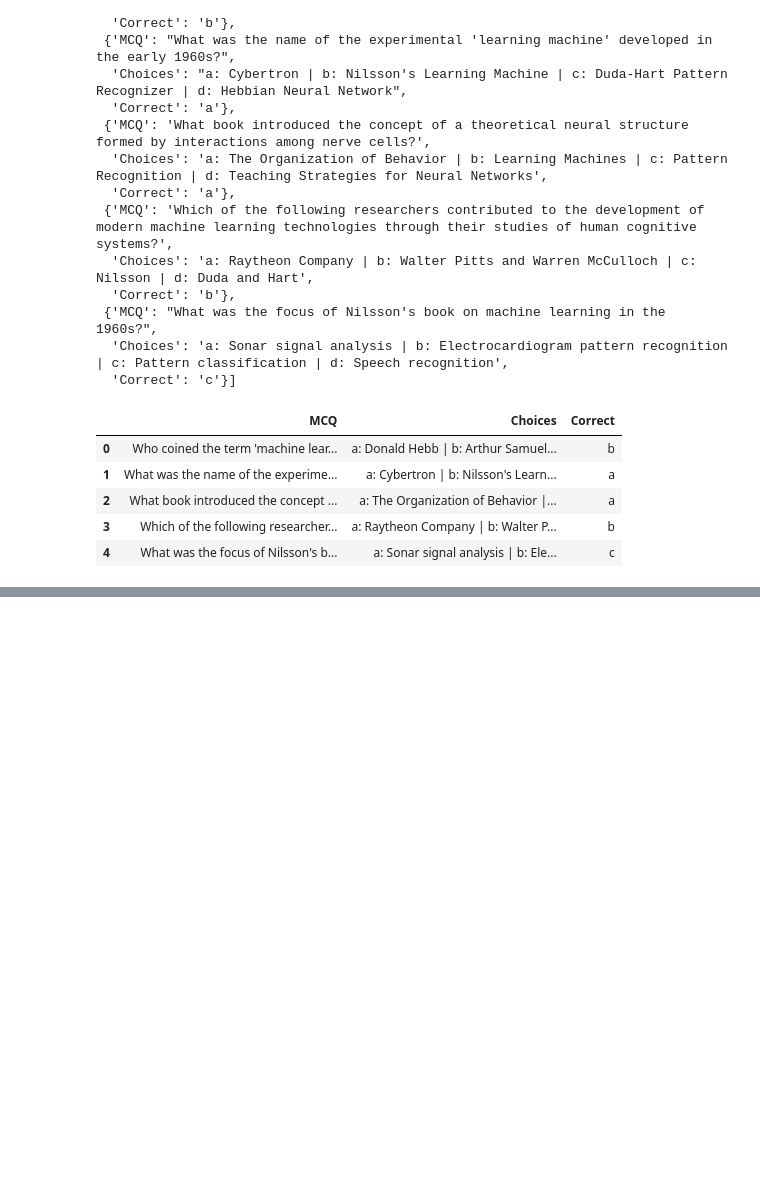
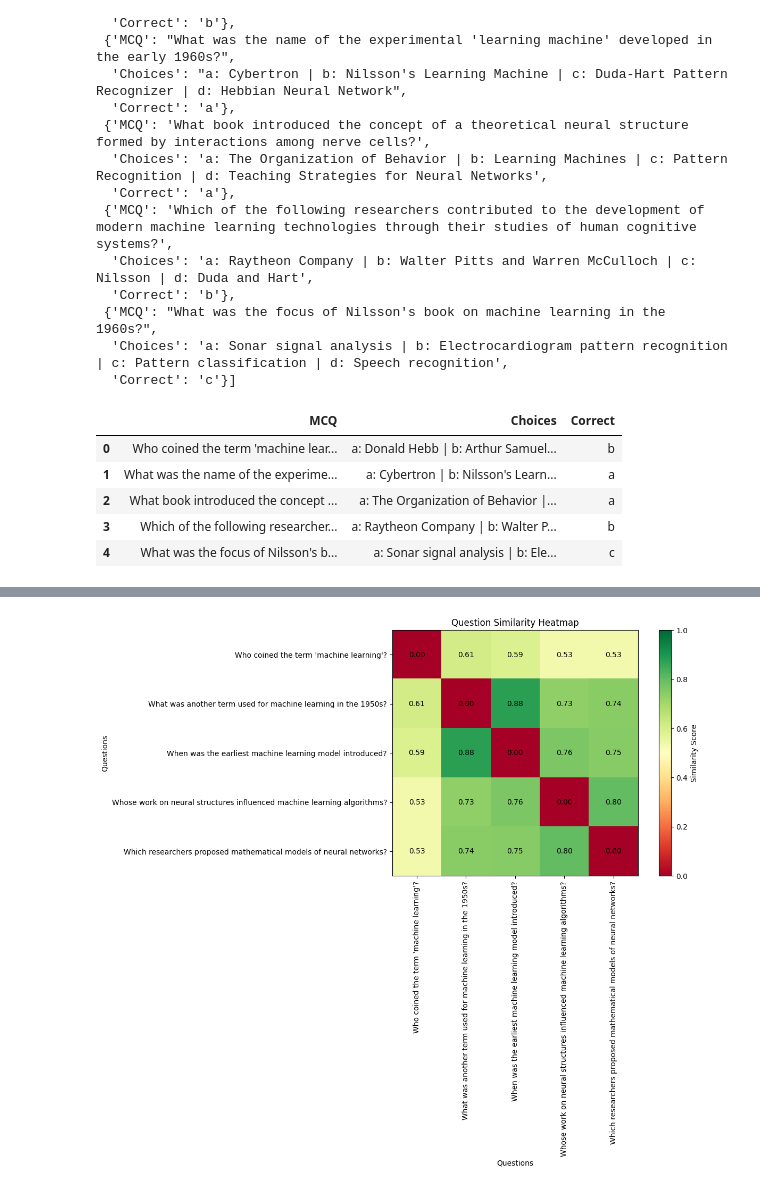
Before and after one commit to prathicc/mcq, a Jupyter notebook: experiment/mcq.ipynb, the cells around one changed output, grey strips where cells are left out. Cells and saved outputs as stored; diff of their text form; code cells hidden in the pictures; blank space fills up the shorter version.

```diff
--- a/experiment/mcq.ipynb
+++ b/experiment/mcq.ipynb
@@ -207,0 +448,63 @@ quiz.to_csv("machinelearning.csv", index =False)
+# %%
+questions = [
+    "Who coined the term 'machine learning'?",
+    "What was another term used for machine learning in the 1950s?",
+    "When was the earliest machine learning model introduced?",
+    "Whose work on neural structures influenced machine learning algorithms?",
+    "Which researchers proposed mathematical models of neural networks?"
+]
+
+def compare_questions_similarity(questions):
+    """
+    Compare the similarity between all pairs of questions.
+
+    Args:
+    - questions (list): A list of questions.
+
+    Returns:
+    - np.ndarray: A similarity matrix indicating the similarity between all pairs of questions.
+    """
+    num_questions = len(questions)
+    similarity_matrix = np.zeros((num_questions, num_questions))
+
+    for i in range(num_questions):
+        for j in range(i+1, num_questions):
+            doc1 = nlp(questions[i])
+            doc2 = nlp(questions[j])
+            similarity_matrix[i, j] = doc1.similarity(doc2)
+            similarity_matrix[j, i] = similarity_matrix[i, j]  # similarity is symmetric
+
+    return similarity_matrix
+
+def plot_similarity_heatmap(similarity_matrix, questions):
+    """
+    Plot a heatmap of similarity between questions.
+
+    Args:
+    - similarity_matrix (np.ndarray): A similarity matrix indicating the similarity between all pairs of questions.
+    - questions (list): A list of questions.
+    """
+    num_questions = len(questions)
+    plt.figure(figsize=(10, 6))
+    heatmap = plt.imshow(similarity_matrix, cmap='RdYlGn', interpolation='nearest', vmin=0, vmax=1)
+    plt.colorbar(heatmap, label='Similarity Score')
+    plt.xticks(np.arange(num_questions), questions, rotation=90)
+    plt.yticks(np.arange(num_questions), questions)
+    plt.xlabel('Questions')
+    plt.ylabel('Questions')
+    plt.title('Question Similarity Heatmap')
+
+    # Display similarity scores in the graph
+    for i in range(num_questions):
+        for j in range(num_questions):
+            plt.text(j, i, f'{similarity_matrix[i, j]:.2f}', ha='center', va='center', color='black')
+
+    plt.show()
+
+# Compare similarity between questions
+similarity_matrix = compare_questions_similarity(questions)
+
+# Plot heatmap
+plot_similarity_heatmap(similarity_matrix, questions)
+# %% [output]
+[figure, added]
```
Also changed, not shown: parts of 11 cells of this notebook, 6 other files.
